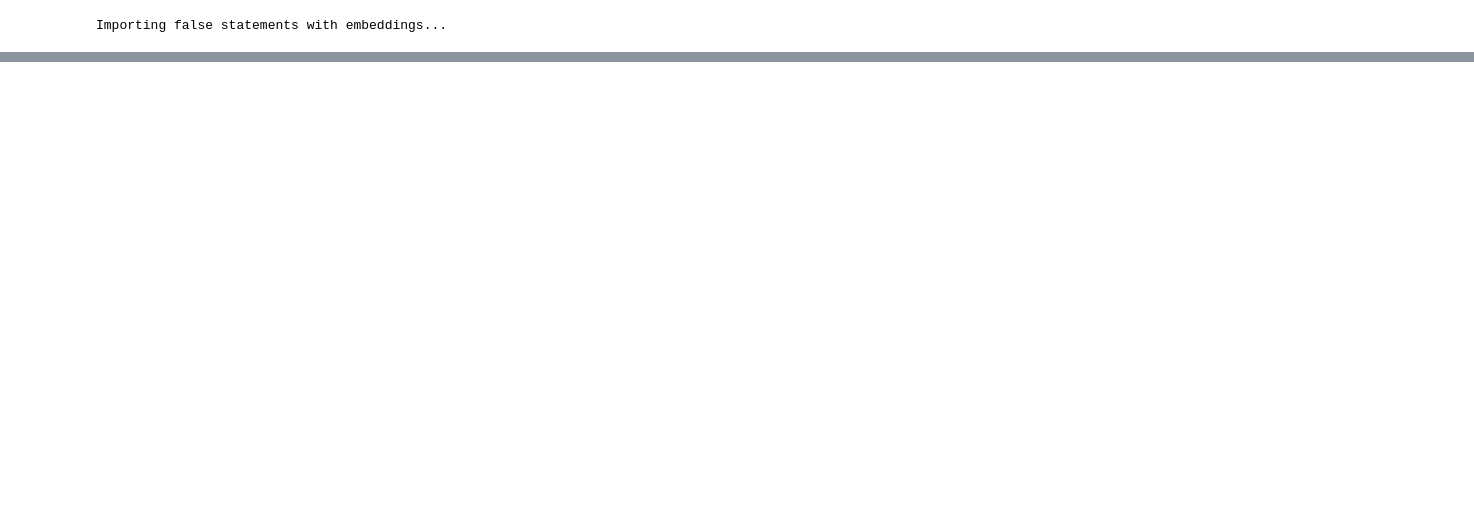
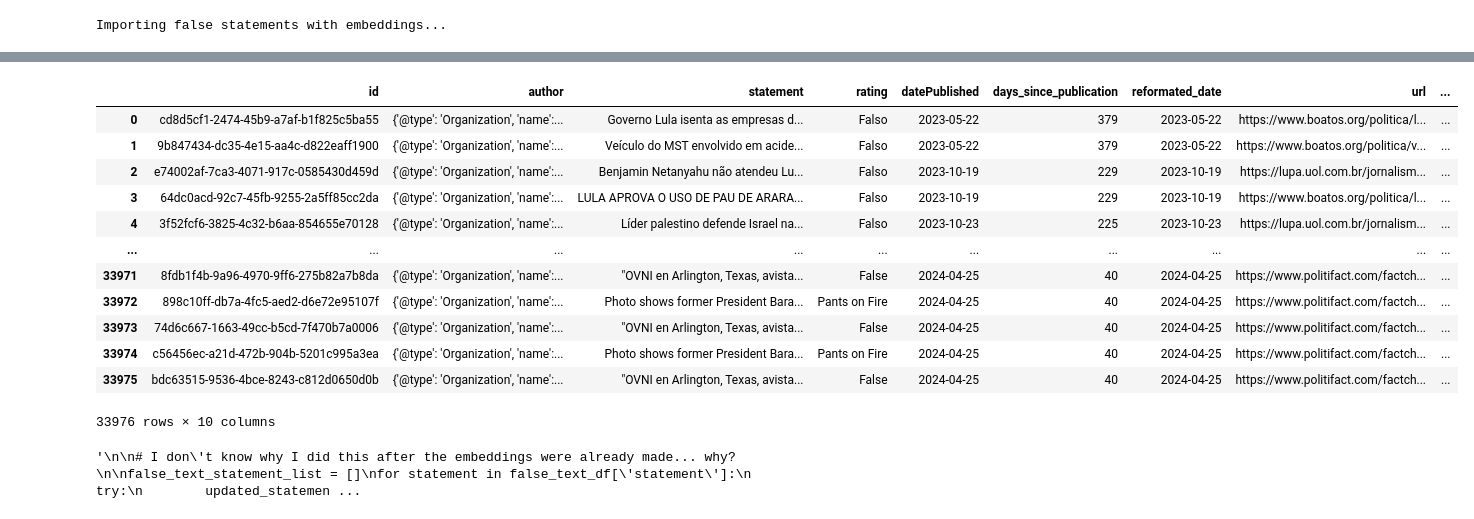
Before and after one commit to jrynning1/misinforadio, a Jupyter notebook: notebooks/5_embeddings_comparisons.ipynb, the cells around one changed output, grey strips where cells are left out. Saved outputs shown, nothing was run; the diff lists cells and outputs as text; code cells hidden in the pictures; blank space fills up the shorter version.

```diff
--- a/notebooks/5_embeddings_comparisons.ipynb
+++ b/notebooks/5_embeddings_comparisons.ipynb
@@ -28,5 +46,20 @@ Importing embedded transcripts...
 # %%
 # there is something wrong with at least one embedding, and I need to figure out how to either skip it or make it work
 # it may be from assigning errors as NaN in the other script; may have to change that to 0 or something
+transcription_embedding_list = []
 for embedding in transcript_df['transcription_embedding']:
-    try embedding.
+    try:
+        transcription_embedding_array = np.array(eval(embedding))
+        transcription_embedding_list.append(transcription_embedding_array)
+    except:
+        transcription_embedding_list.append(0)
+transcript_df['transcription_embedding'] = transcription_embedding_list
+# %%
+transcription_embedding_list = []
+for embedding in transcript_df['transcription_with_context_embedding']:
+    try:
+        transcription_embedding_array = np.array(eval(embedding))
+        transcription_embedding_list.append(transcription_embedding_array)
+    except:
+        transcription_embedding_list.append(0)
+transcript_df['transcription_with_context_embedding'] = transcription_embedding_list
@@ -46,9 +90,5 @@ print("Importing false statements with embeddings...")
 embedded_false_statements_path = Path().cwd().parent.joinpath('data/factchecked_statements/embedded_false_statements.csv')
 
 false_text_df = pd.read_csv(embedded_false_statements_path)
-
-false_text_df['statement_embedding'] = false_text_df['statement_embedding'].apply(eval).apply(np.array)
-
-false_text_df['statement'] = false_text_df['statement'].replace('\'', '').replace('\"', '').replace('\"', '').replace('.','').replace('?','').replace('!','')
 # %% [output]
 Importing false statements with embeddings...
@@ -54,0 +99,10 @@ Importing false statements with embeddings...
+# %%
+statement_embedding_list = []
+for embedding in false_text_df['statement_embedding']:
+    try:
+        statement_embedding_array = np.array(eval(embedding))
+        statement_embedding_list.append(statement_embedding_array)
+    except:
+        statement_embedding_list.append(0)
+
+false_text_df['statement_embedding'] = statement_embedding_list
@@ -54,0 +129,34 @@ Importing false statements with embeddings...
+# %%
+false_text_df
+# %% [output]
+|  | id | author | statement | rating | datePublished | days_since_publication | reformated_date | url | ... |
+| 0 | cd8d5cf1-2474-45b9-a7af-b1f825c5ba55 | {'@type': 'Organization', 'name':... | Governo Lula isenta as empresas d... | Falso | 2023-05-22 | 379 | 2023-05-22 | https://www.boatos.org/politica/l... | ... |
+| 1 | 9b847434-dc35-4e15-aa4c-d822eaff1900 | {'@type': 'Organization', 'name':... | Veículo do MST envolvido em acide... | Falso | 2023-05-22 | 379 | 2023-05-22 | https://www.boatos.org/politica/v... | ... |
+| 2 | e74002af-7ca3-4071-917c-0585430d459d | {'@type': 'Organization', 'name':... | Benjamin Netanyahu não atendeu Lu... | Falso | 2023-10-19 | 229 | 2023-10-19 | https://lupa.uol.com.br/jornalism... | ... |
+| 3 | 64dc0acd-92c7-45fb-9255-2a5ff85cc2da | {'@type': 'Organization', 'name':... | LULA APROVA O USO DE PAU DE ARARA... | Falso | 2023-10-19 | 229 | 2023-10-19 | https://www.boatos.org/politica/l... | ... |
+| 4 | 3f52fcf6-3825-4c32-b6aa-854655e70128 | {'@type': 'Organization', 'name':... | Líder palestino defende Israel na... | Falso | 2023-10-23 | 225 | 2023-10-23 | https://lupa.uol.com.br/jornalism... | ... |
+| ... | ... | ... | ... | ... | ... | ... | ... | ... | ... |
+| 33971 | 8fdb1f4b-9a96-4970-9ff6-275b82a7b8da | {'@type': 'Organization', 'name':... | "OVNI en Arlington, Texas, avista... | False | 2024-04-25 | 40 | 2024-04-25 | https://www.politifact.com/factch... | ... |
+| 33972 | 898c10ff-db7a-4fc5-aed2-d6e72e95107f | {'@type': 'Organization', 'name':... | Photo shows former President Bara... | Pants on Fire | 2024-04-25 | 40 | 2024-04-25 | https://www.politifact.com/factch... | ... |
+| 33973 | 74d6c667-1663-49cc-b5cd-7f470b7a0006 | {'@type': 'Organization', 'name':... | "OVNI en Arlington, Texas, avista... | False | 2024-04-25 | 40 | 2024-04-25 | https://www.politifact.com/factch... | ... |
+| 33974 | c56456ec-a21d-472b-904b-5201c995a3ea | {'@type': 'Organization', 'name':... | Photo shows former President Bara... | Pants on Fire | 2024-04-25 | 40 | 2024-04-25 | https://www.politifact.com/factch... | ... |
+| 33975 | bdc63515-9536-4bce-8243-c812d0650d0b | {'@type': 'Organization', 'name':... | "OVNI en Arlington, Texas, avista... | False | 2024-04-25 | 40 | 2024-04-25 | https://www.politifact.com/factch... | ... |
+33976 rows × 10 columns
+# %%
+'''
+
+# I don't know why I did this after the embeddings were already made... why?
+
+false_text_statement_list = []
+for statement in false_text_df['statement']:
+    try:
+        updated_statement = statement.replace('\'', '').replace('\"', '').replace('\"', '').replace('.','').replace('?','').replace('!','')
+        false_text_statement_list.append(updated_statement)
+    except:
+        false_text_statement_list.append(statement)
+
+false_text_df['statement'] = false_text_statement_list
+
+'''
+# %% [output]
+'\n\n# I don\'t know why I did this after the embeddings were already made... why?\n\nfalse_text_statement_list = []\nfor statement in false_text_df[\'statement\']:\n    try:\n        updated_statemen ...
```
Also changed, not shown: parts of 17 cells of this notebook, 1 other file.
